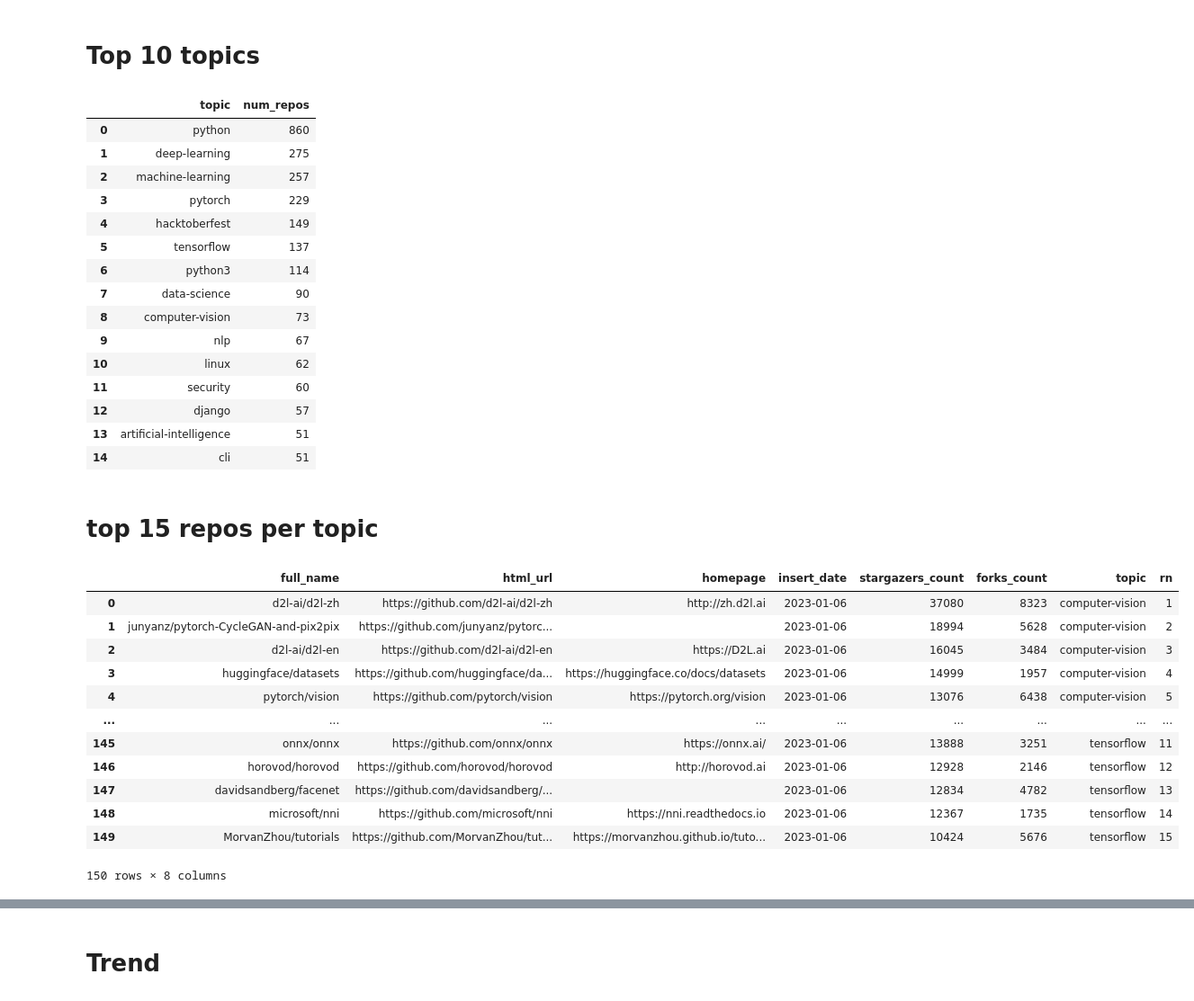
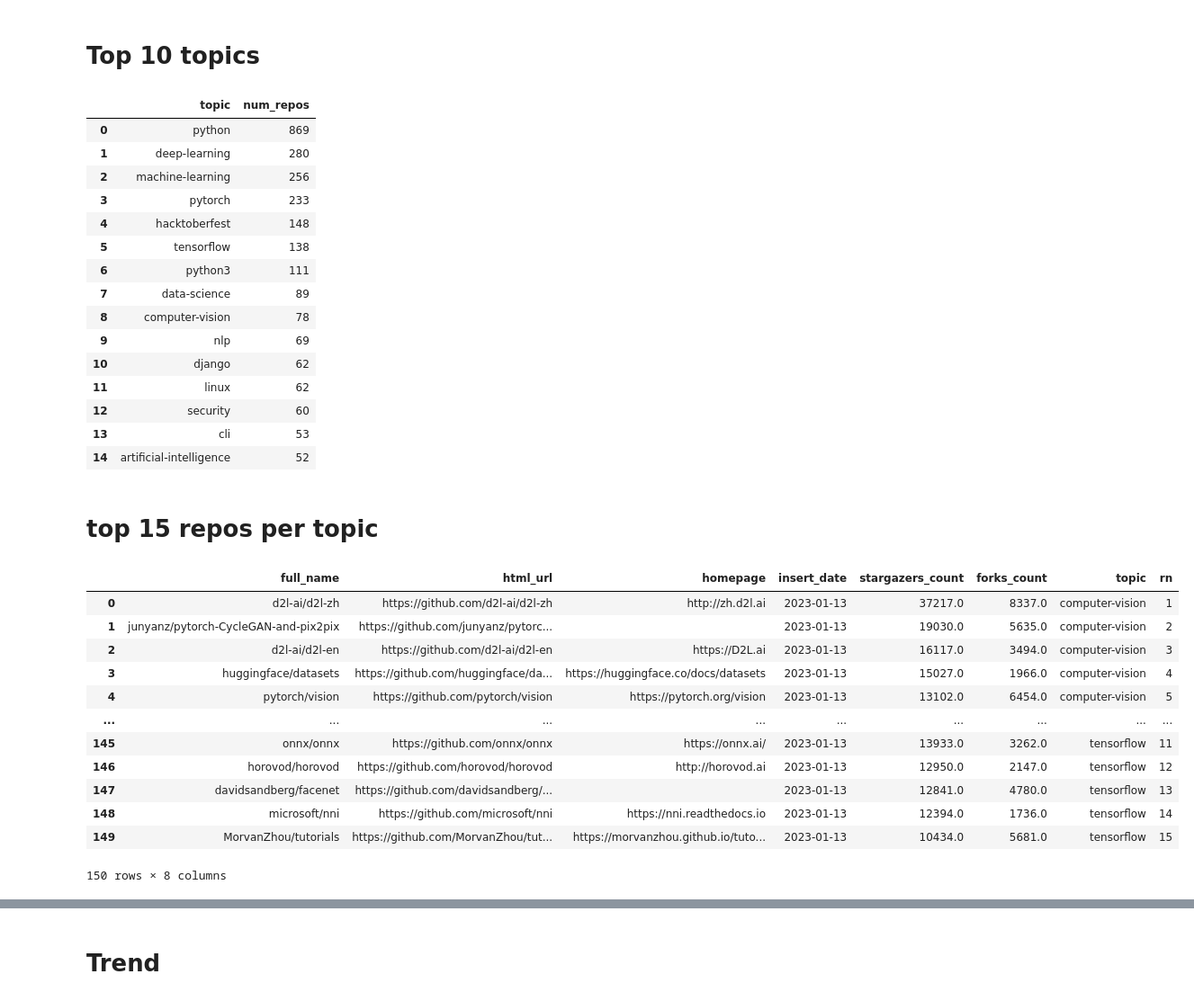
Before and after one commit to acalio/trending-github, a Jupyter notebook: noteboks/Untitled.ipynb, the cells around one changed output, grey strips where cells are left out. Shown: that part at 90% size. Cells and saved outputs as stored; diff of their text form; code cells hidden in the pictures.

```diff
--- a/noteboks/Untitled.ipynb
+++ b/noteboks/Untitled.ipynb
@@ -123,8 +90,8 @@ select full_name,
        stargazers_count,
        forks_count,
        unnest(topics) as topic
-from read_parquet('./db/python.parquet/*/*.parquet')
-where insert_date = (select max(insert_date) from read_parquet('./db/python.parquet/*/*.parquet'))
+from repos
+where insert_date = (select max(insert_date) from repos)
 )
 select topic, count(distinct full_name) num_repos
 from t
@@ -133,21 +100,21 @@ order by count(distinct full_name) desc
 limit 15
 # %% [output]
 |  | topic | num_repos |
-| 0 | python | 860 |
-| 1 | deep-learning | 275 |
-| 2 | machine-learning | 257 |
-| 3 | pytorch | 229 |
-| 4 | hacktoberfest | 149 |
-| 5 | tensorflow | 137 |
-| 6 | python3 | 114 |
-| 7 | data-science | 90 |
-| 8 | computer-vision | 73 |
-| 9 | nlp | 67 |
-| 10 | linux | 62 |
-| 11 | security | 60 |
-| 12 | django | 57 |
-| 13 | artificial-intelligence | 51 |
-| 14 | cli | 51 |
+| 0 | python | 869 |
+| 1 | deep-learning | 280 |
+| 2 | machine-learning | 256 |
+| 3 | pytorch | 233 |
+| 4 | hacktoberfest | 148 |
+| 5 | tensorflow | 138 |
+| 6 | python3 | 111 |
+| 7 | data-science | 89 |
+| 8 | computer-vision | 78 |
+| 9 | nlp | 69 |
+| 10 | django | 62 |
+| 11 | linux | 62 |
+| 12 | security | 60 |
+| 13 | cli | 53 |
+| 14 | artificial-intelligence | 52 |
 # %% [markdown]
 # top 15 repos per topic
 # %%
@@ -155,46 +122,46 @@ limit 15
 with t as (
 select full_name,
        html_url,
        homepage,
        insert_date,
        stargazers_count,
        forks_count,
        unnest(topics) as topic
-from read_parquet('./db/python.parquet/*/*.parquet')
-where insert_date = (select max(insert_date) from read_parquet('./db/python.parquet/*/*.parquet'))
+from repos
+where insert_date = (select max(insert_date) from repos)
 )
 
 ,top10_topic as (
 select topic, count(distinct full_name) num_repos
 from t
 group by topic
 order by count(distinct full_name) desc
 limit 10
 )
 ,top10_join as (
     select t.*
     from t join top10_topic on t.topic = top10_topic.topic
 )
 ,final as (
 select *, row_number() over(partition by topic order by stargazers_count desc) as rn
 from top10_join)
 
 select *
 from final
 where rn <= 15
 # %% [output]
 |  | full_name | html_url | homepage | insert_date | stargazers_count | forks_count | topic | rn |
-| 0 | d2l-ai/d2l-zh | https://github.com/d2l-ai/d2l-zh | http://zh.d2l.ai | 2023-01-06 | 37080 | 8323 | computer-vision | 1 |
-| 1 | junyanz/pytorch-CycleGAN-and-pix2pix | https://github.com/junyanz/pytorc... |  | 2023-01-06 | 18994 | 5628 | computer-vision | 2 |
-| 2 | d2l-ai/d2l-en | https://github.com/d2l-ai/d2l-en | https://D2L.ai | 2023-01-06 | 16045 | 3484 | computer-vision | 3 |
-| 3 | huggingface/datasets | https://github.com/huggingface/da... | https://huggingface.co/docs/datasets | 2023-01-06 | 14999 | 1957 | computer-vision | 4 |
-| 4 | pytorch/vision | https://github.com/pytorch/vision | https://pytorch.org/vision | 2023-01-06 | 13076 | 6438 | computer-vision | 5 |
+| 0 | d2l-ai/d2l-zh | https://github.com/d2l-ai/d2l-zh | http://zh.d2l.ai | 2023-01-13 | 37217.0 | 8337.0 | computer-vision | 1 |
+| 1 | junyanz/pytorch-CycleGAN-and-pix2pix | https://github.com/junyanz/pytorc... |  | 2023-01-13 | 19030.0 | 5635.0 | computer-vision | 2 |
+| 2 | d2l-ai/d2l-en | https://github.com/d2l-ai/d2l-en | https://D2L.ai | 2023-01-13 | 16117.0 | 3494.0 | computer-vision | 3 |
+| 3 | huggingface/datasets | https://github.com/huggingface/da... | https://huggingface.co/docs/datasets | 2023-01-13 | 15027.0 | 1966.0 | computer-vision | 4 |
+| 4 | pytorch/vision | https://github.com/pytorch/vision | https://pytorch.org/vision | 2023-01-13 | 13102.0 | 6454.0 | computer-vision | 5 |
 | ... | ... | ... | ... | ... | ... | ... | ... | ... |
-| 145 | onnx/onnx | https://github.com/onnx/onnx | https://onnx.ai/ | 2023-01-06 | 13888 | 3251 | tensorflow | 11 |
-| 146 | horovod/horovod | https://github.com/horovod/horovod | http://horovod.ai | 2023-01-06 | 12928 | 2146 | tensorflow | 12 |
-| 147 | davidsandberg/facenet | https://github.com/davidsandberg/... |  | 2023-01-06 | 12834 | 4782 | tensorflow | 13 |
-| 148 | microsoft/nni | https://github.com/microsoft/nni | https://nni.readthedocs.io | 2023-01-06 | 12367 | 1735 | tensorflow | 14 |
-| 149 | MorvanZhou/tutorials | https://github.com/MorvanZhou/tut... | https://morvanzhou.github.io/tuto... | 2023-01-06 | 10424 | 5676 | tensorflow | 15 |
+| 145 | onnx/onnx | https://github.com/onnx/onnx | https://onnx.ai/ | 2023-01-13 | 13933.0 | 3262.0 | tensorflow | 11 |
+| 146 | horovod/horovod | https://github.com/horovod/horovod | http://horovod.ai | 2023-01-13 | 12950.0 | 2147.0 | tensorflow | 12 |
+| 147 | davidsandberg/facenet | https://github.com/davidsandberg/... |  | 2023-01-13 | 12841.0 | 4780.0 | tensorflow | 13 |
+| 148 | microsoft/nni | https://github.com/microsoft/nni | https://nni.readthedocs.io | 2023-01-13 | 12394.0 | 1736.0 | tensorflow | 14 |
+| 149 | MorvanZhou/tutorials | https://github.com/MorvanZhou/tut... | https://morvanzhou.github.io/tuto... | 2023-01-13 | 10434.0 | 5681.0 | tensorflow | 15 |
 150 rows × 8 columns
 # %%
 %%sql
```
Also changed, not shown: parts of 29 cells of this notebook, 6 other files.
